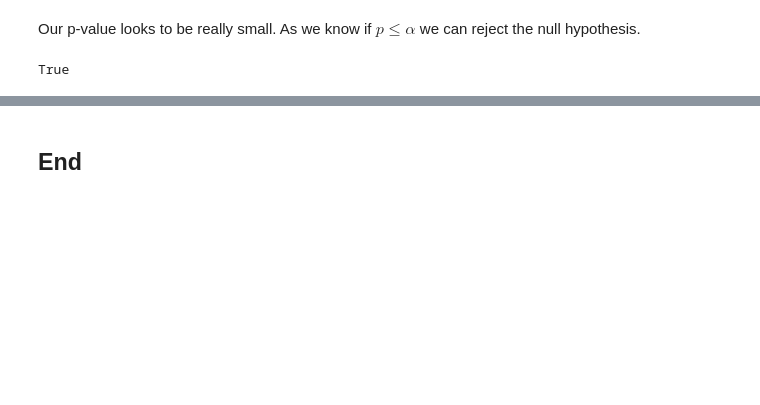
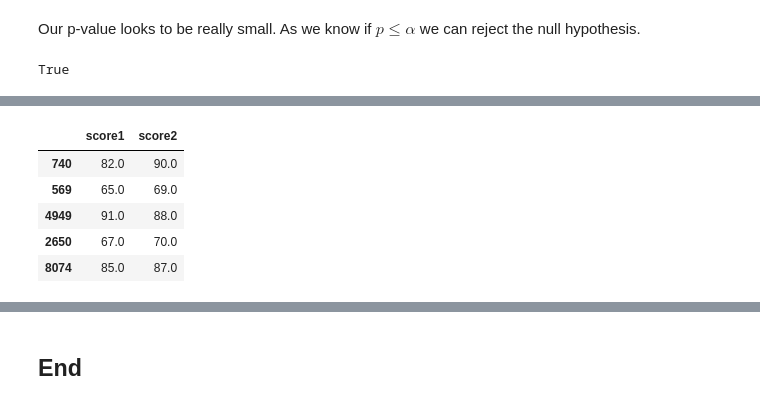
Before and after one commit to angelinka/machine_learning_assessment, a Jupyter notebook: ttest.ipynb, the cells around one changed output, grey strips where cells are left out. Drawn from its saved outputs; the diff is of its cells as text; code cells hidden in the pictures; blank space fills up the shorter version.

```diff
--- a/ttest.ipynb
+++ b/ttest.ipynb
@@ -474,0 +520,10 @@ The p-value is less than the specified significance level of 0.05 which means we
+# %%
+# creating sample2 by selecting n (100) rows where online.tutorial = 0 & removing missing values
+sample2 = students.loc[students["online.tutorial"] == 0].dropna().sample(n, random_state = 10)[["score1", "score2"]]
+# %% [output]
+|  | score1 | score2 |
+| 740 | 82.0 | 90.0 |
+| 569 | 65.0 | 69.0 |
+| 4949 | 91.0 | 88.0 |
+| 2650 | 67.0 | 70.0 |
+| 8074 | 85.0 | 87.0 |
```
Also changed, not shown: parts of 26 cells of this notebook.
